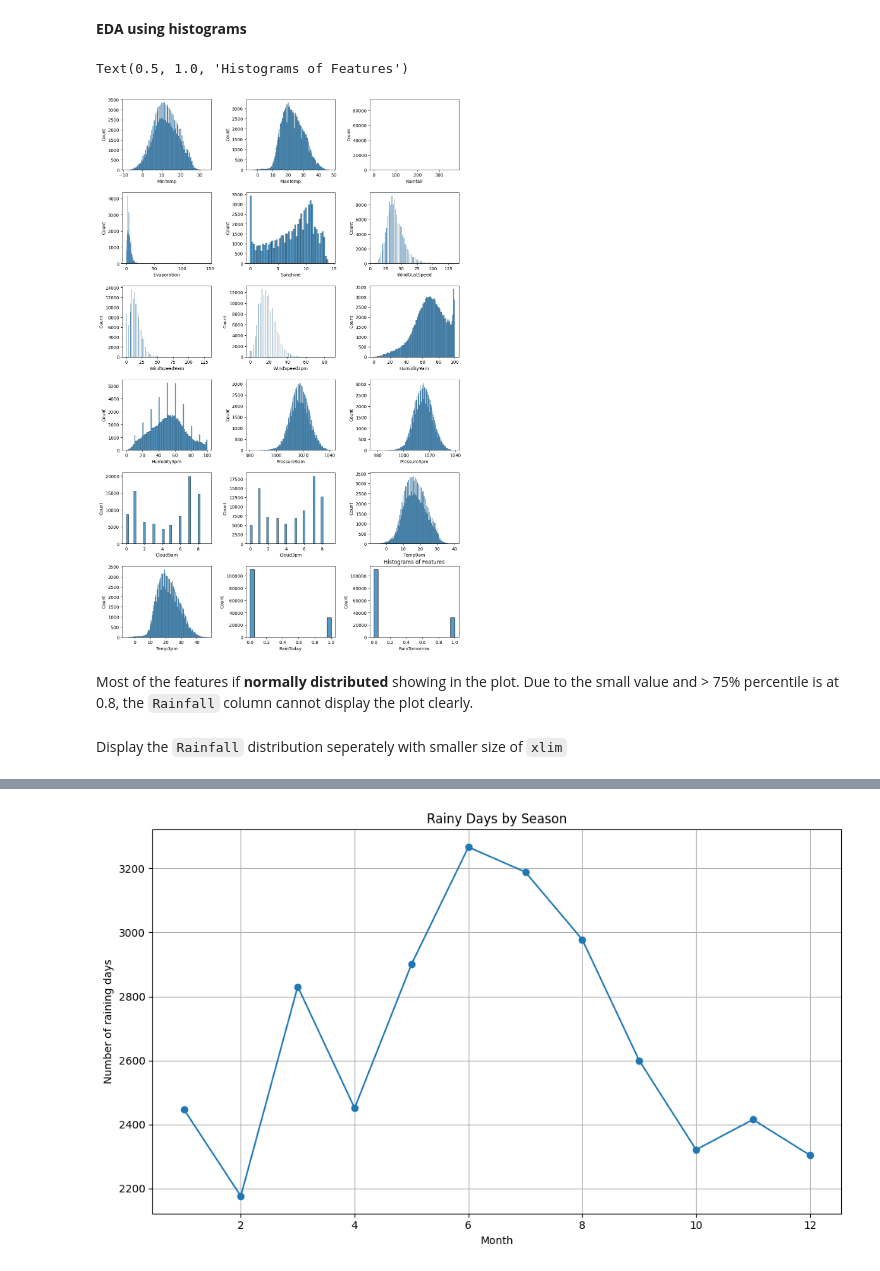
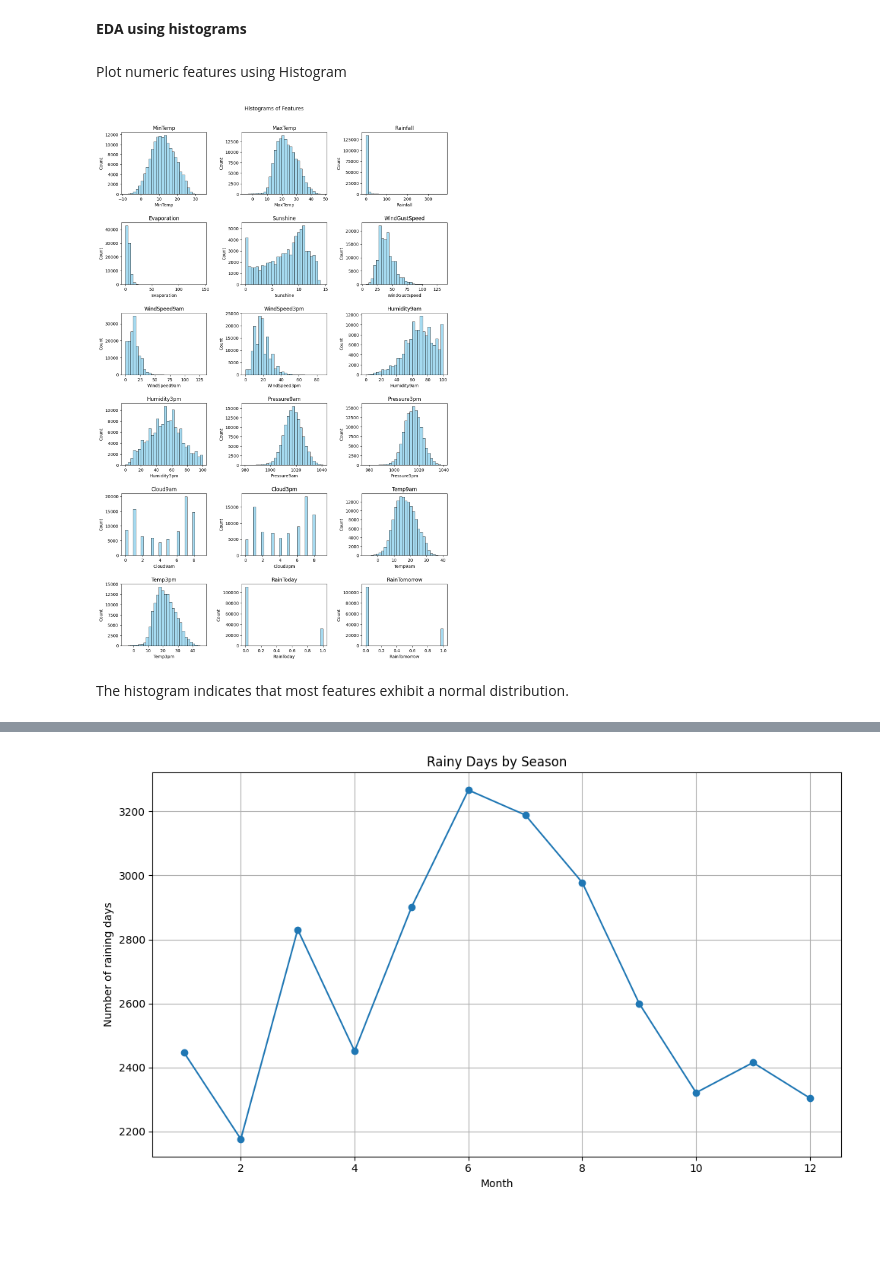
Before and after one commit to Aimee-Le/AusWeatherAnalysis, a Jupyter notebook: src.ipynb, the cells around one changed output, grey strips where cells are left out. Cells and saved outputs as stored; diff of their text form; code cells hidden in the pictures; blank space fills up the shorter version.

```diff
--- a/src.ipynb
+++ b/src.ipynb
@@ -169,21 +173,22 @@ df.head()
 | 4 | 2008-12-05 | Albury | 17.5 | 32.3 | 1.0 | NaN | NaN | W | 41.0 | ... |
 # %% [markdown]
 __EDA using histograms__
+# %% [markdown]
+Plot numeric features using Histogram
 # %%
 df_numeric = df.select_dtypes(exclude=['object'])
 # %%
-fig, axes = plt.subplots(nrows = 6, ncols = 3, figsize =(12,18))
-axes = axes.reshape(-1)
+fig, axes = plt.subplots(nrows=6, ncols=3, figsize=(12, 18))
+axes = axes.flatten()
 
 for i, col in enumerate(df_numeric):
-    sns.histplot(df[col], ax=axes[i])
+    sns.histplot(data=df, x=col, ax=axes[i], bins=30, color='Skyblue', kde=False)
+    axes[i].set_title(col)
 
 fig.tight_layout(pad=2.0)
-plt.title('Histograms of Features')
+plt.suptitle('Histograms of Features', y=1.02)
+plt.show()
 # %% [output]
-Text(0.5, 1.0, 'Histograms of Features')
-[figure, old version]
+[figure, new version]
 # %% [markdown]
-Most of the features if __normally distributed__ showing in the plot. Due to the small value and > 75% percentile is at 0.8, the `Rainfall` column cannot display the plot clearly.
+The histogram indicates that most features exhibit a normal distribution.
-# %% [markdown]
-Display the `Rainfall` distribution seperately with smaller size of `xlim`
```
Also changed, not shown: parts of 39 cells of this notebook.
